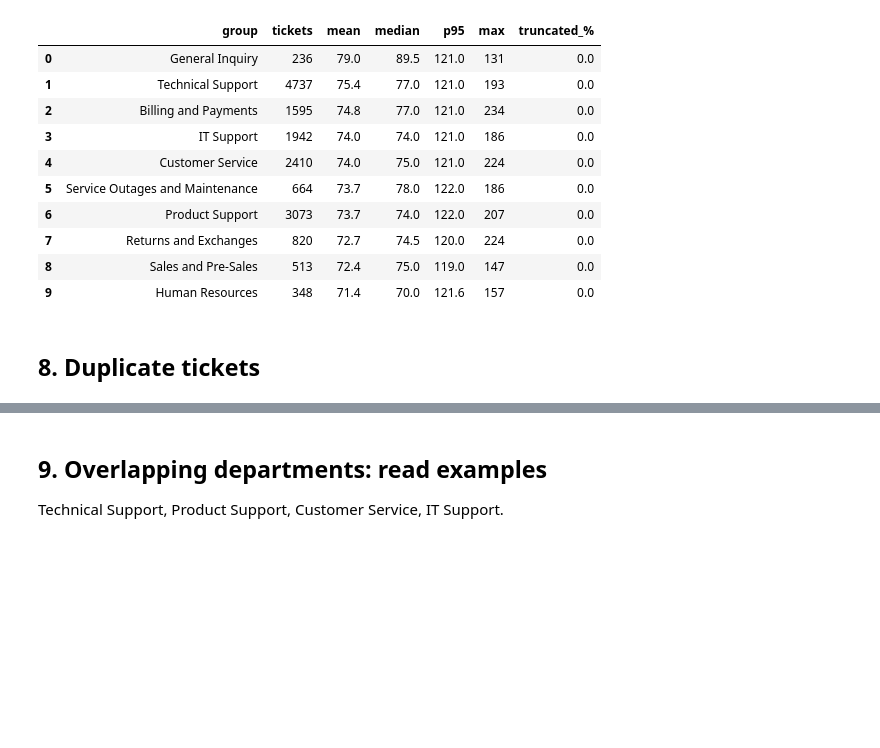
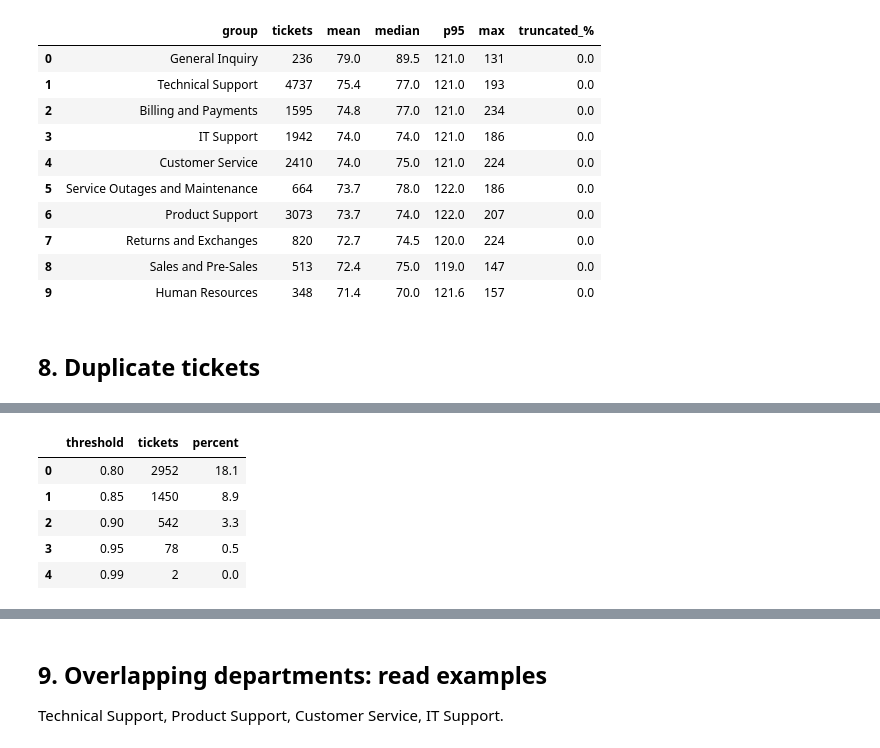
Before and after one commit to nhahub/NHA-5-168, a Jupyter notebook: notebooks/01_eda.ipynb, the cells around one changed output, grey strips where cells are left out. Saved outputs shown, nothing was run; the diff lists cells and outputs as text; code cells hidden in the pictures; blank space fills up the shorter version.

```diff
--- a/notebooks/01_eda.ipynb
+++ b/notebooks/01_eda.ipynb
@@ -1171,0 +1375,45 @@ Truncated = longer than 256 tokens
+# %%
+# ===== Cell 8.6: Function B - similarity_band_counts =====
+
+def similarity_band_counts(similarities, thresholds):
+    """
+    Input : similarities - list of nearest-neighbor similarities.
+            thresholds   - list of values to test, e.g. [0.8, 0.85, 0.9, 0.95, 0.99].
+    Output: a table with one row per threshold:
+              threshold - the value
+              tickets   - how many tickets have a neighbor at least this similar (>=)
+              percent   - tickets / all tickets * 100
+    """
+    if len(similarities) == 0:
+        raise ValueError("similarities is empty")
+
+    total_tickets = len(similarities)
+    rows = []
+    for threshold in thresholds:
+        count = 0
+        for similarity in similarities:
+            if similarity >= threshold:
+                count = count + 1
+        rows.append({
+            "threshold": threshold,
+            "tickets": count,
+            "percent": round(count / total_tickets * 100, 1),
+        })
+
+    return pd.DataFrame(rows)
+# %%
+# ===== Cell 8.7: Run B - how many tickets have a very similar neighbor =====
+# Display only: the near-duplicate threshold is chosen after reading the examples in 8.10.
+
+similarity_thresholds = [0.8, 0.85, 0.9, 0.95, 0.99]
+
+similarity_band_table = similarity_band_counts(list(english_tickets[nearest_similarity_column]),
+                                               similarity_thresholds)
+similarity_band_table
+# %% [output]
+|  | threshold | tickets | percent |
+| 0 | 0.80 | 2952 | 18.1 |
+| 1 | 0.85 | 1450 | 8.9 |
+| 2 | 0.90 | 542 | 3.3 |
+| 3 | 0.95 | 78 | 0.5 |
+| 4 | 0.99 | 2 | 0.0 |
```
Also changed, not shown: parts of 18 cells of this notebook.
